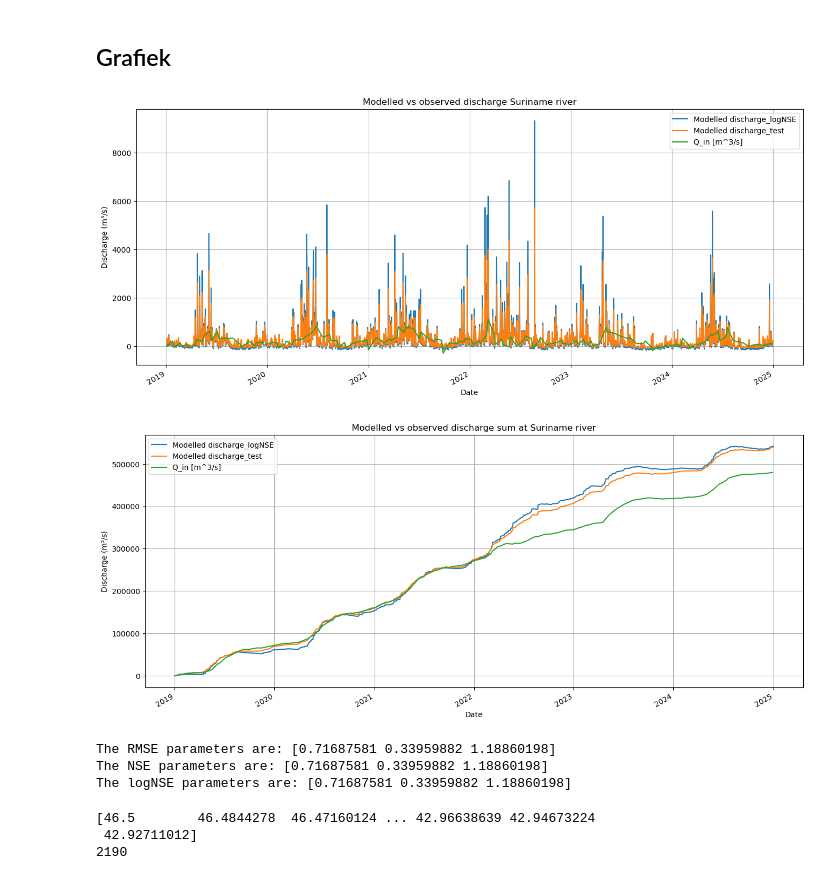
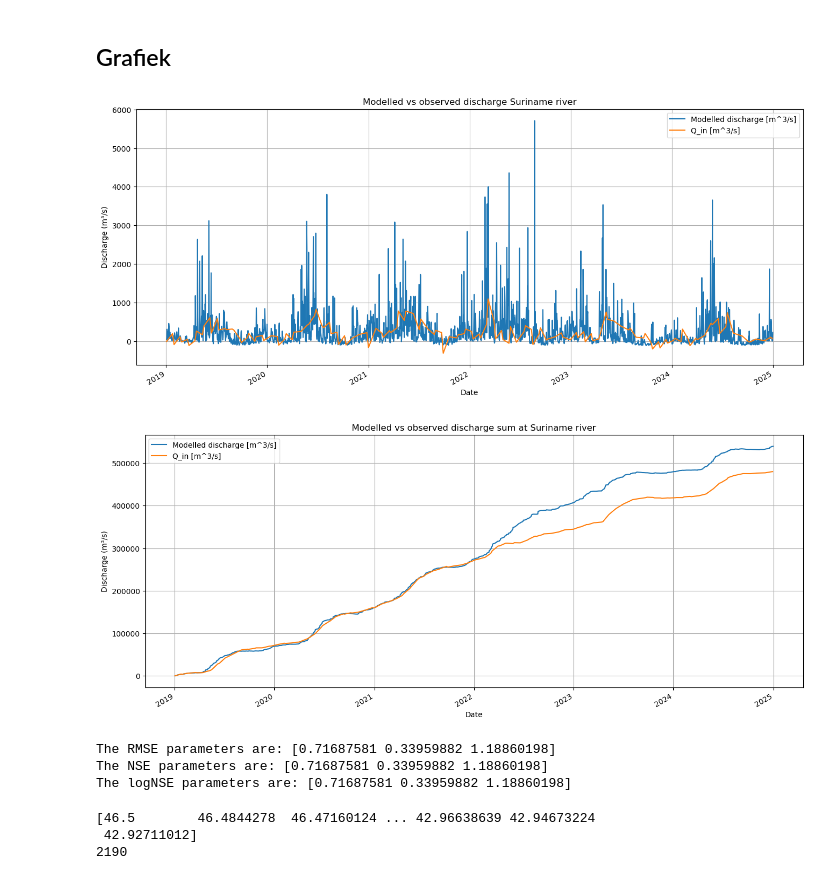
Before and after one commit to eWaterCycle/projects, a Jupyter notebook: Suriname_Model/Suriname_calibration.ipynb, the cells around one changed output. Saved outputs shown, nothing was run; the diff lists cells and outputs as text; code cells hidden in the pictures.

```diff
--- a/Suriname_Model/Suriname_calibration.ipynb
+++ b/Suriname_Model/Suriname_calibration.ipynb
@@ -867,36 +869,36 @@ plt.figure(figsize=(16, 7))
 # model_output_m3s_NSE = model_output_m3s_NSE[(model_output_m3s_NSE.index >= begin_datum) &(model_output_m3s_NSE.index <= eind_datum)].copy()
 model_output_m3s_logNSE = model_output_m3s_logNSE[(model_output_m3s_logNSE.index >= begin_datum) &(model_output_m3s_logNSE.index <= eind_datum)].copy()
 model_output_m3s_test = model_output_m3s_test[(model_output_m3s_test.index >= begin_datum) &(model_output_m3s_test.index <= eind_datum)].copy()
 
 # plt.plot(df["Date"], df["Value"], label = "GRDC discharge data")
 
-model_output_m3s_logNSE.plot(label="Modelled discharge_logNSE")
+# model_output_m3s_logNSE.plot(label="Modelled discharge_logNSE")
 # model_output_m3s_RMSE.plot(label="Modelled discharge_RMSE")
 # model_output_m3s_NSE.plot(label="Modelled discharge_NSE")
 
-model_output_m3s_test.plot(label="Modelled discharge_test")
+model_output_m3s_test.plot(label="Modelled discharge [m^3/s]")
 
 # print("grdc = ",df)
 # print("model =", model_output_m3s)
 # plt.axhline(y=q_critical, linestyle=":", label=f'Critical discharge ({q_critical} m³/s', color='black')
 plt.plot(height["datetime_local_none_test"], Q_in_L, label = "Q_in [m^3/s]")
 
 plt.xlabel("Date")
 plt.ylabel("Discharge (m³/s)")
 plt.title("Modelled vs observed discharge Suriname river")
 plt.legend()
 plt.grid(True)
 # plt.xlim("2019-01-01", "2024-12-31")
 
 plt.show()
 
 np.set_printoptions(suppress=True)
 
 # print(f'The RMSE paramaters are: {parameters_RMSE}')
 # print(f'The NSE paramters are: {parameters_NSE}')
 # print(f'The logNSE paramters are: {parameters_logNSE}');
 # %% [output]
-[figure, old version]
+[figure, new version]
 # %%
 dt_days = np.diff(height["datetime_local_none_test"]).astype('timedelta64[s]').astype(float) / (24 * 3600)
 dt_days_full = np.zeros(len(Q_in_L))
@@ -916,10 +918,10 @@ plt.figure(figsize=(16, 7))
 model_output_m3s_logNSE_sum = np.cumsum(model_output_m3s_logNSE)
 model_output_m3s_test_sum = np.cumsum(model_output_m3s_test)
 
-model_output_m3s_logNSE_sum.plot(label="Modelled discharge_logNSE")
+# model_output_m3s_logNSE_sum.plot(label="Modelled discharge_logNSE")
 # model_output_m3s_RMSE_sum.plot(label="Modelled discharge_RMSE")
 # model_output_m3s_NSE_sum.plot(label="Modelled discharge_NSE")
-model_output_m3s_test_sum.plot(label="Modelled discharge_test")
+model_output_m3s_test_sum.plot(label="Modelled discharge [m^3/s]")
 plt.plot(height["datetime_local_none_test"], Q_in_day_weighted_sum, label = "Q_in [m^3/s]")
 
 # plt.plot(height["datetime_local_none_test"], Q_in_L, label = "Q_in [m^3/s]")
@@ -937,7 +939,7 @@ print(f'The RMSE parameters are: {parameters_RMSE}')
 print(f'The NSE parameters are: {parameters_NSE}')
 print(f'The logNSE parameters are: {parameters_logNSE}');
 # %% [output]
-[figure, old version]
+[figure, new version]
 The RMSE parameters are: [0.71687581 0.33959882 1.18860198]
 The NSE parameters are: [0.71687581 0.33959882 1.18860198]
 The logNSE parameters are: [0.71687581 0.33959882 1.18860198]
```
Also changed, not shown: parts of 4 cells of this notebook, 1 other file.
